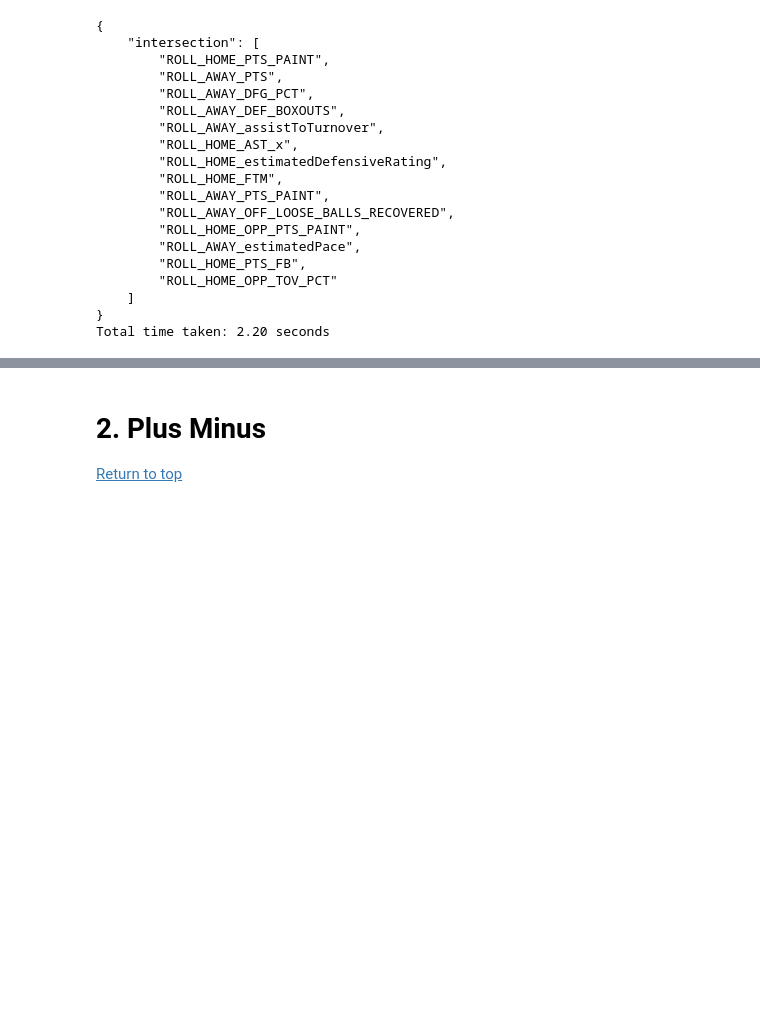
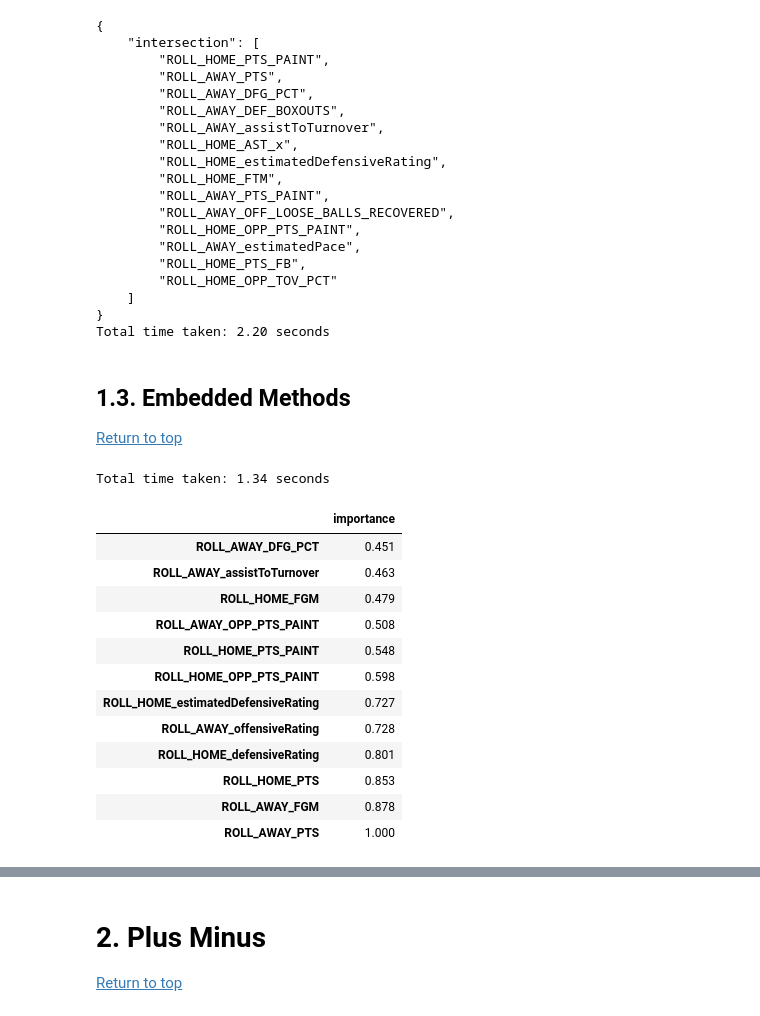
Before and after one commit to stevenworthington/sports_betting, a Jupyter notebook: code/data_processing/04_Feature_Selection_Filter_and_Wrapper_Methods.ipynb, the cells around one changed output, grey strips where cells are left out. Saved outputs shown, nothing was run; the diff lists cells and outputs as text; code cells hidden in the pictures; blank space fills up the shorter version.

Commit message:
feature selection embedded methods

```diff
--- a/code/data_processing/04_Feature_Selection_Filter_and_Wrapper_Methods.ipynb
+++ b/code/data_processing/04_Feature_Selection_Filter_and_Wrapper_Methods.ipynb
@@ -214,3 +216,22 @@ print(f"Total time taken: {end_time - start_time:.2f} seconds")
     ]
 }
 Total time taken: 2.20 seconds
+# %% [markdown]
+<a name="1.3.-Embedded-Methods"></a>
+## 1.3. Embedded Methods
+
+[Return to top](#Feature-Selection)
+# %%
+train_df = pts_features.loc[pts_features.index <= pd.to_datetime('2022-05-01')]
+X_train = train_df.drop('TOTAL_PTS', axis=1)
+y_train = train_df['TOTAL_PTS']
+
+start_time = time.time()
+
+rf = RandomForestRegressor(random_state=599, n_jobs=-1, n_estimators=500, max_depth=8, max_features=0.3)
+rf.fit(X_train, y_train)
+
+end_time = time.time()
+print(f"Total time taken: {end_time - start_time:.2f} seconds")
+# %% [output]
+Total time taken: 1.34 seconds
@@ -216,0 +244,18 @@ Total time taken: 2.20 seconds
+# %%
+# get top features
+top_features = feature_importances.loc[feature_importances['importance'] >= 0.4].index.tolist()
+feature_importances[feature_importances['importance'] >= 0.4]
+# %% [output]
+|  | importance |
+| ROLL_AWAY_DFG_PCT | 0.451 |
+| ROLL_AWAY_assistToTurnover | 0.463 |
+| ROLL_HOME_FGM | 0.479 |
+| ROLL_AWAY_OPP_PTS_PAINT | 0.508 |
+| ROLL_HOME_PTS_PAINT | 0.548 |
+| ROLL_HOME_OPP_PTS_PAINT | 0.598 |
+| ROLL_HOME_estimatedDefensiveRating | 0.727 |
+| ROLL_AWAY_offensiveRating | 0.728 |
+| ROLL_HOME_defensiveRating | 0.801 |
+| ROLL_HOME_PTS | 0.853 |
+| ROLL_AWAY_FGM | 0.878 |
+| ROLL_AWAY_PTS | 1.000 |
```
Also changed, not shown: parts of 4 cells of this notebook.
